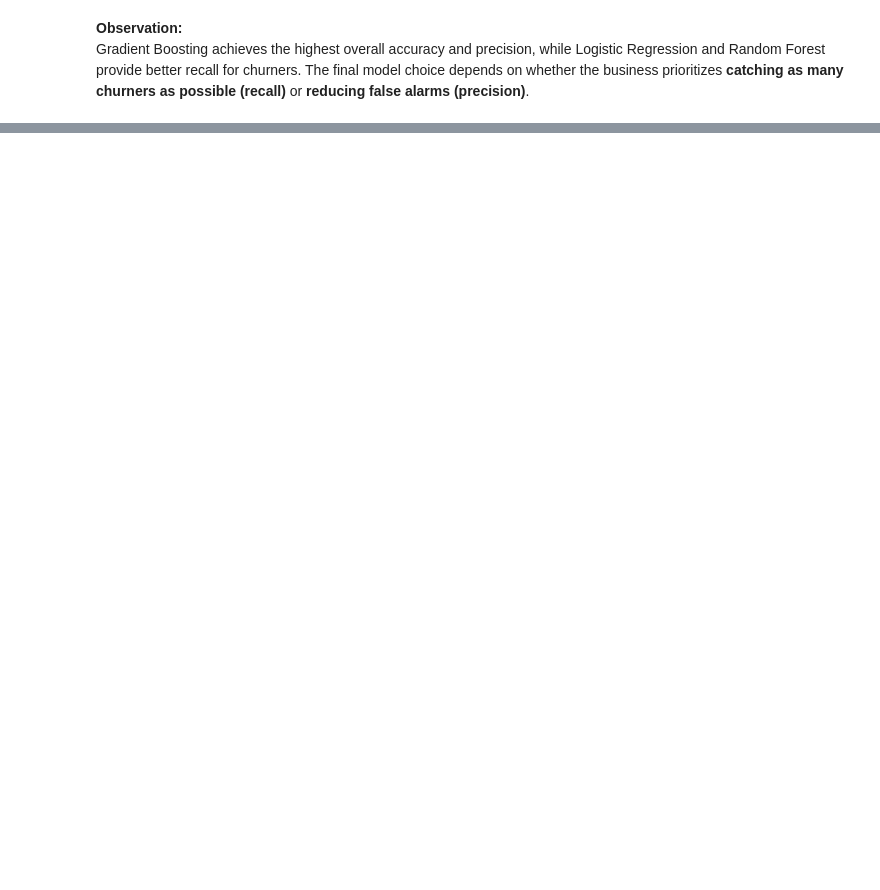
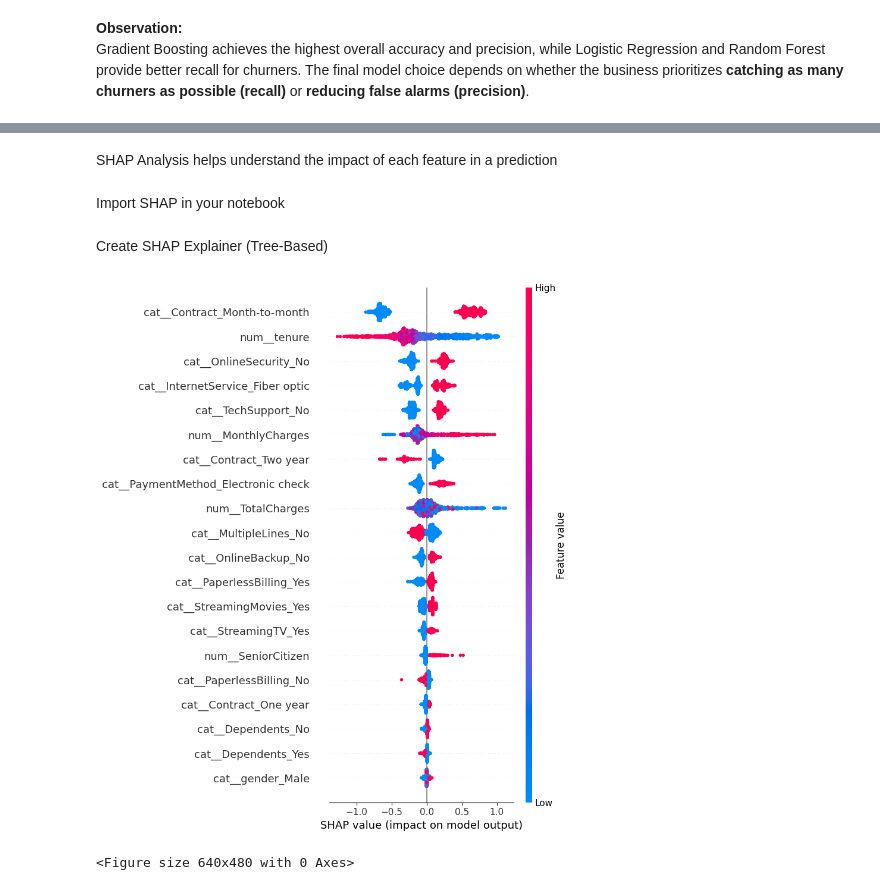
Before and after one commit to TarandeepKalra/customer-churn-model-comparison, a Jupyter notebook: model_comparison_churn.ipynb, the cells around one changed output, grey strips where cells are left out. Saved outputs shown, nothing was run; the diff lists cells and outputs as text; code cells hidden in the pictures; blank space fills up the shorter version.

Commit message:
Add SHAP explainability analysis for Gradient Boosting

```diff
--- a/model_comparison_churn.ipynb
+++ b/model_comparison_churn.ipynb
@@ -498,0 +502,4 @@ provide better recall for churners. The final model choice depends on whether th
+# %% [markdown]
+SHAP Analysis helps understand the impact of each feature in a prediction
+# %% [markdown]
+Import SHAP in your notebook
@@ -498,0 +509,15 @@ provide better recall for churners. The final model choice depends on whether th
+# %% [markdown]
+Create SHAP Explainer (Tree-Based)
+# %%
+X_transformed = preprocessor.transform(X_test)
+
+explainer = shap.TreeExplainer(gb_model.named_steps['classifier'])
+shap_values = explainer.shap_values(X_transformed)
+
+feature_names = preprocessor.get_feature_names_out()
+# %%
+shap.summary_plot(shap_values, X_transformed, feature_names=feature_names)
+plt.savefig("images/shap_summary.png", bbox_inches="tight")
+# %% [output]
+[figure, added]
+<Figure size 640x480 with 0 Axes>
```
Also changed, not shown: parts of 16 cells of this notebook, 4 other files.
